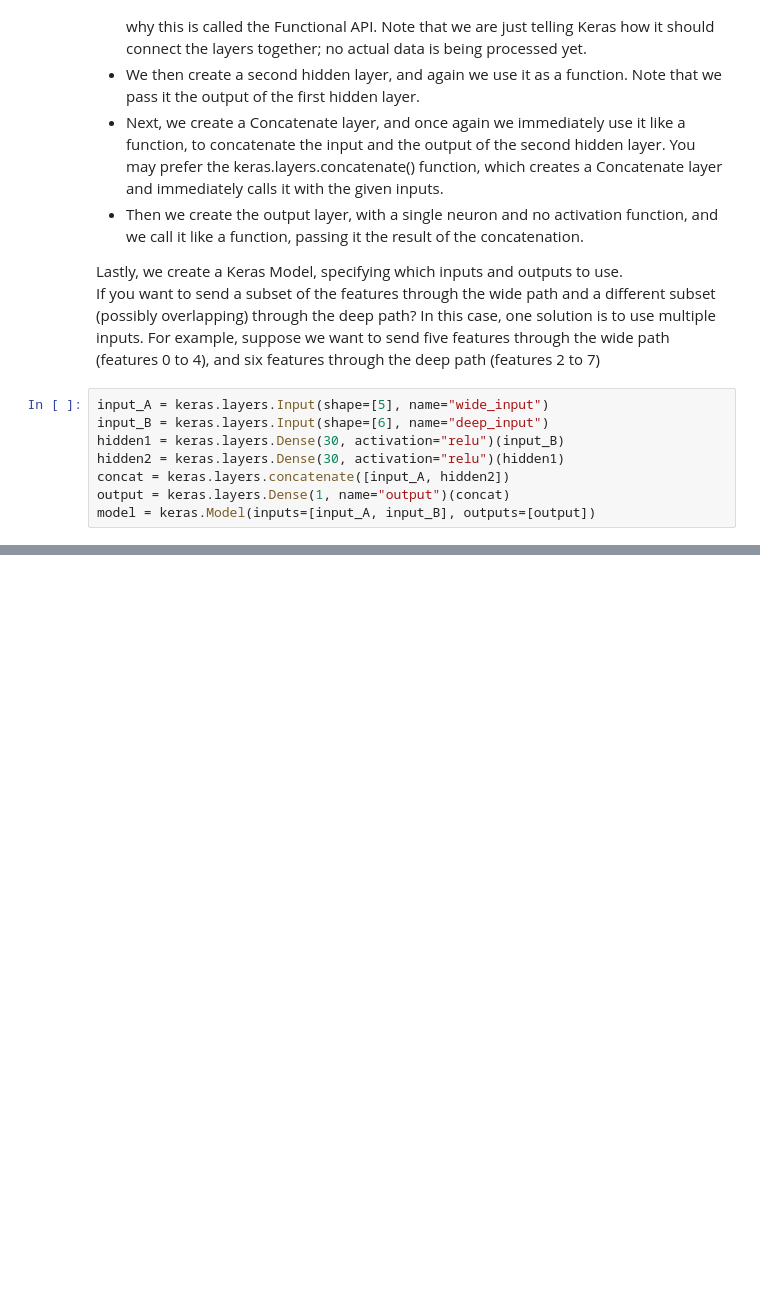
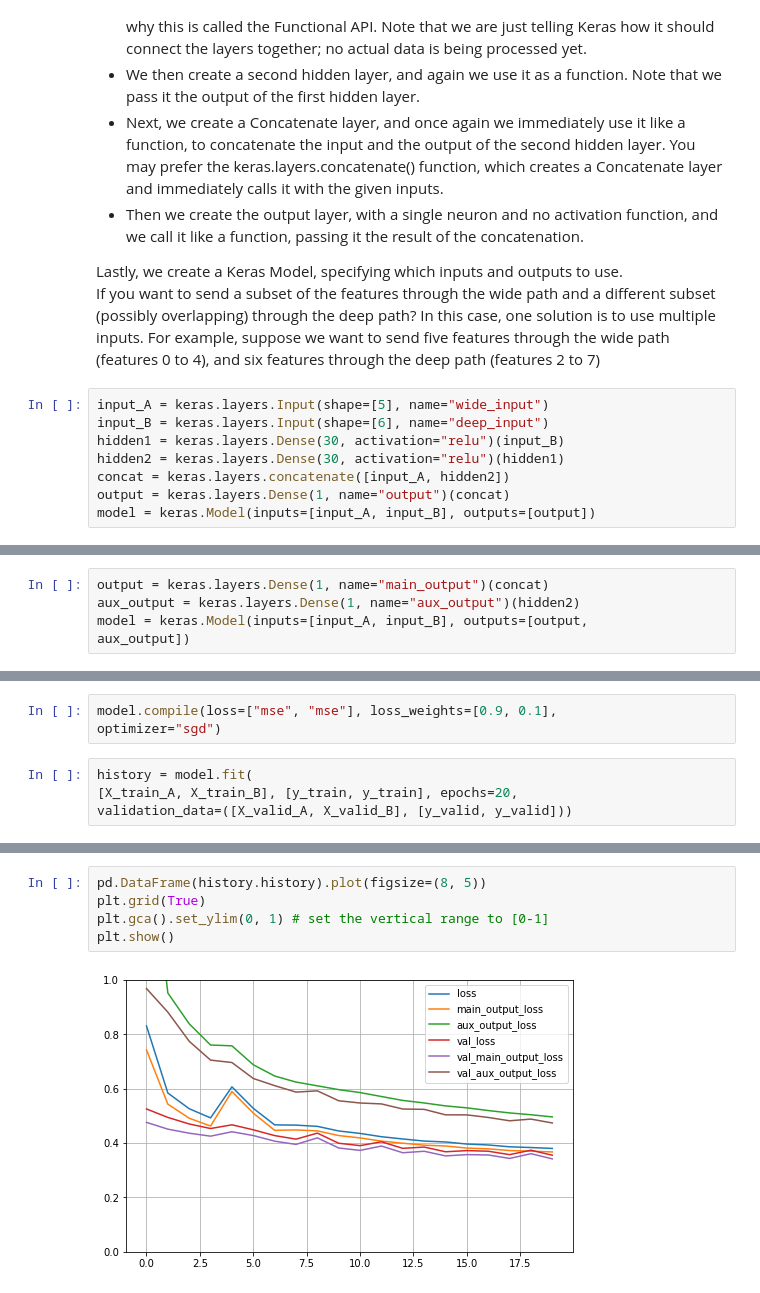
Before and after one commit to razmarrus/Geron_ML_book, a Jupyter notebook: examples/chapter_10_2.ipynb, the cells around one changed output, grey strips where cells are left out. Saved outputs shown, nothing was run; the diff lists cells and outputs as text; blank space fills up the shorter version.

```diff
--- a/examples/chapter_10_2.ipynb
+++ b/examples/chapter_10_2.ipynb
@@ -137,0 +142,5 @@ Epoch 20/20
+# %%
+output = keras.layers.Dense(1, name="main_output")(concat)
+aux_output = keras.layers.Dense(1, name="aux_output")(hidden2)
+model = keras.Model(inputs=[input_A, input_B], outputs=[output,
+aux_output])
@@ -137,0 +150,7 @@ Epoch 20/20
+# %%
+model.compile(loss=["mse", "mse"], loss_weights=[0.9, 0.1],
+optimizer="sgd")
+# %%
+history = model.fit(
+[X_train_A, X_train_B], [y_train, y_train], epochs=20,
+validation_data=([X_valid_A, X_valid_B], [y_valid, y_valid]))
@@ -137,0 +175,7 @@ Epoch 20/20
+# %%
+pd.DataFrame(history.history).plot(figsize=(8, 5))
+plt.grid(True)
+plt.gca().set_ylim(0, 1) # set the vertical range to [0-1]
+plt.show()
+# %% [output]
+[figure, added]
```
Also changed, not shown: parts of 27 cells of this notebook, 5 other files.
